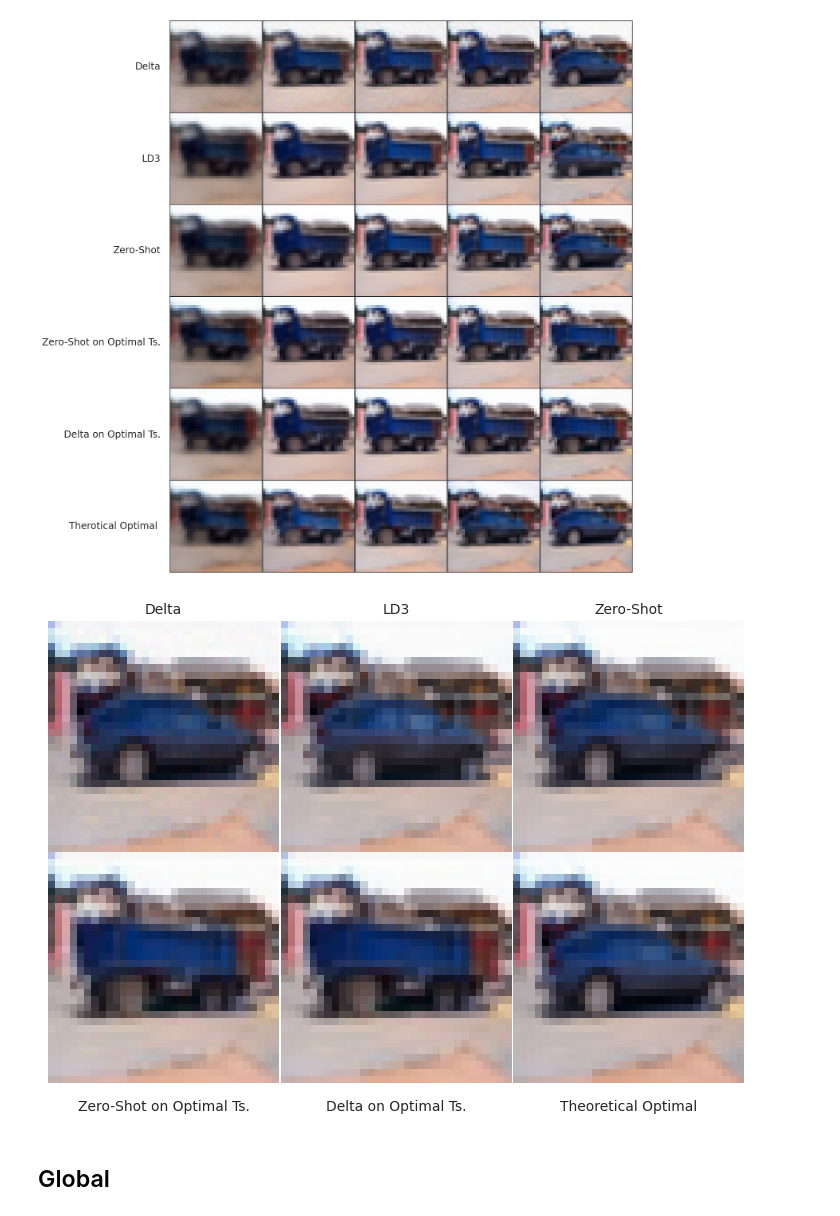
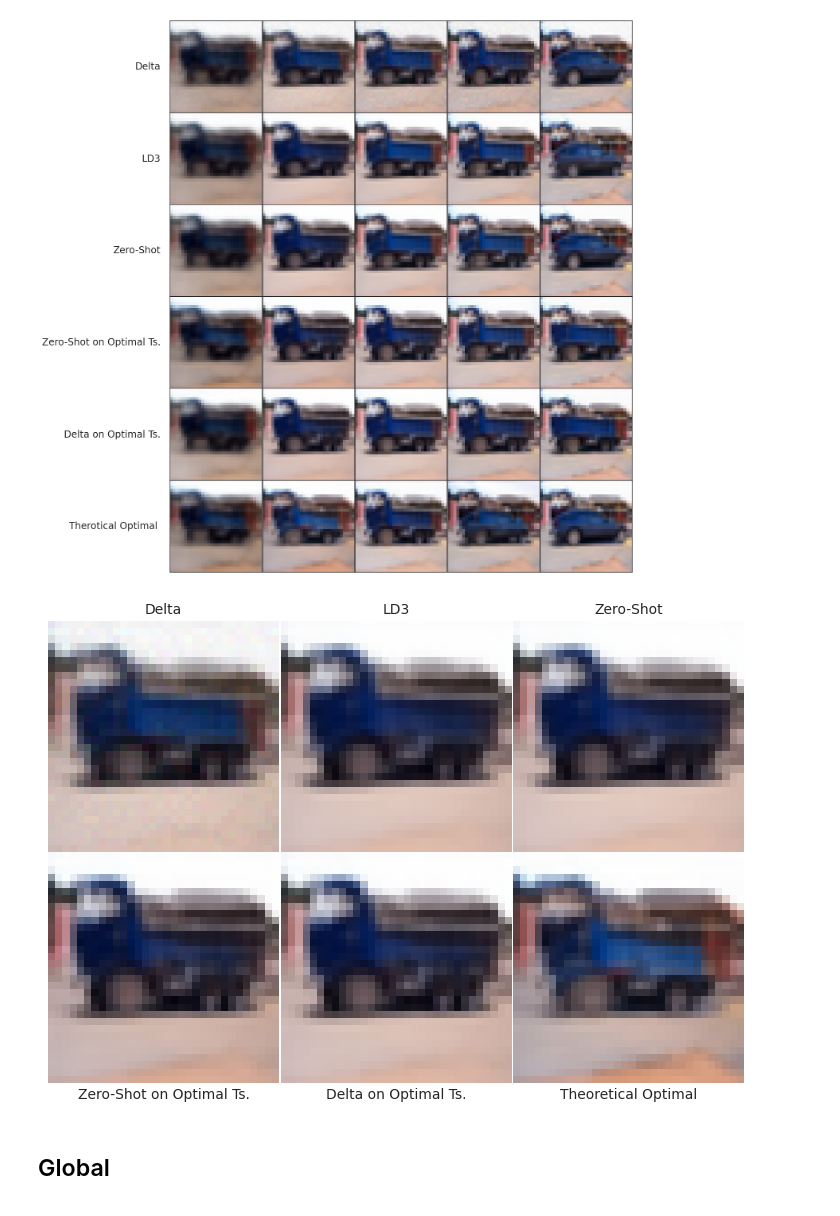
Before and after one commit to ConnorReed246/ALD3, a Jupyter notebook: CalculateFinalLPIPSAndFID.ipynb, the cells around one changed output. Saved outputs shown, nothing was run; the diff lists cells and outputs as text; code cells hidden in the pictures.

Commit message:
generated some new images

```diff
--- a/CalculateFinalLPIPSAndFID.ipynb
+++ b/CalculateFinalLPIPSAndFID.ipynb
@@ -274,36 +281,36 @@ cleaner_names = [
     "Theoretical Optimal",
 ]
 
-n_step = 10
+n_step = 5
 i_image = 0
 reference_path = "fid-generated"
 
 rows, cols = 2, 3
 fig, axes = plt.subplots(rows, cols, figsize=(9, 6))
 fig.subplots_adjust(wspace=0, hspace=0)
 
 for idx, method in enumerate(methods_to_visualize):
     row = idx // cols
     col = idx % cols
     ax = axes[row, col]
 
     img_path = os.path.join(reference_path, f"{method}_n{n_step}", f"{i_image}.png")
     img = Image.open(img_path)
     ax.imshow(img)
     ax.axis("off")
 
     label = cleaner_names[idx]
 
     if row == 0:
         # Title above image
         ax.text(0.5, 1.02, label, fontsize=10, ha='center', va='bottom', transform=ax.transAxes)
     else:
         # Title below image
-        ax.text(0.5, -0.07, label, fontsize=10, ha='center', va='top', transform=ax.transAxes)
+        ax.text(0.5, -0.02, label, fontsize=10, ha='center', va='top', transform=ax.transAxes)
 
 plt.show()
 # %% [output]
-[figure, old version]
+[figure, new version]
 # %% [markdown]
 ## Global
 # %%
```
Also changed, not shown: parts of 3 cells of this notebook, 4 other files.
